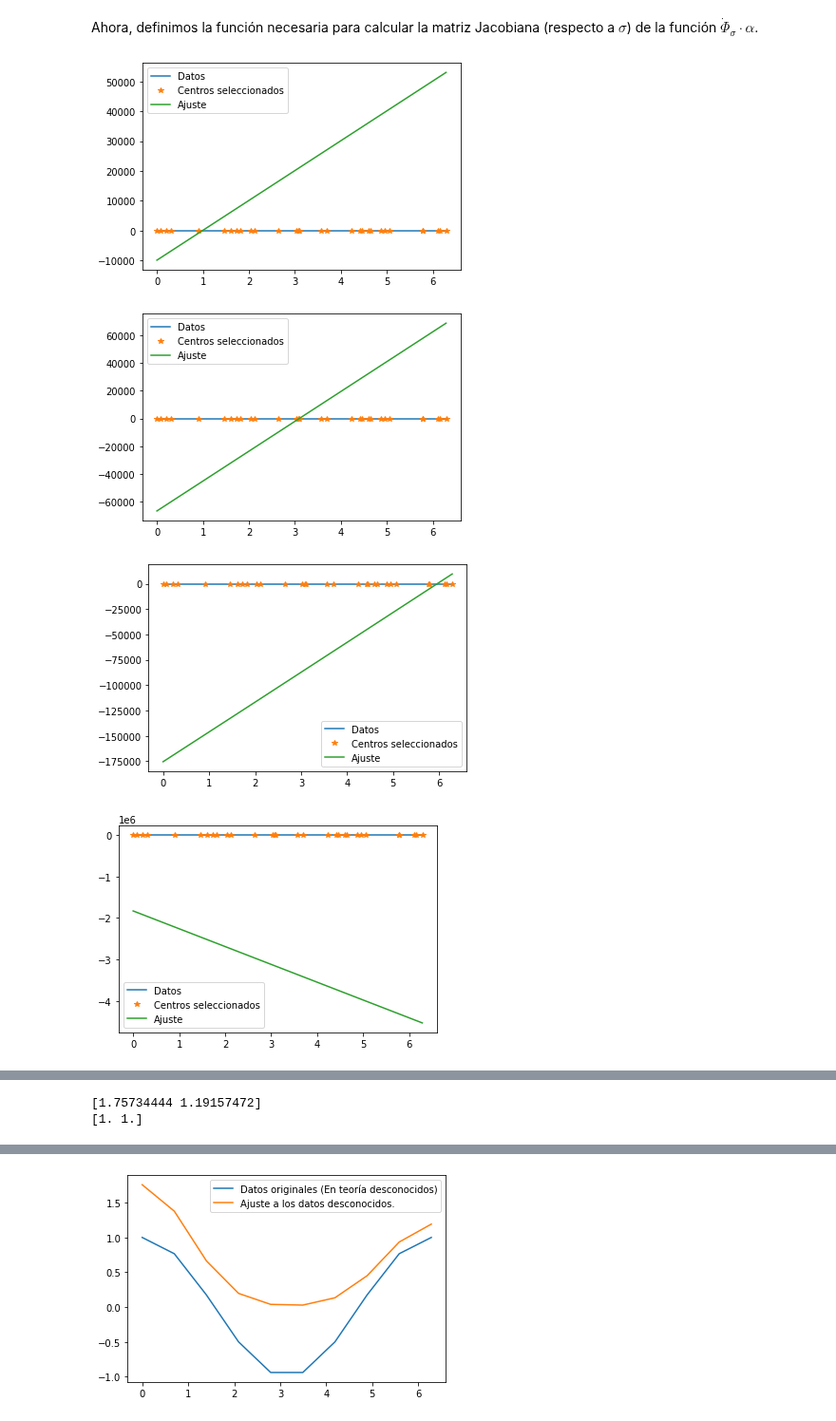
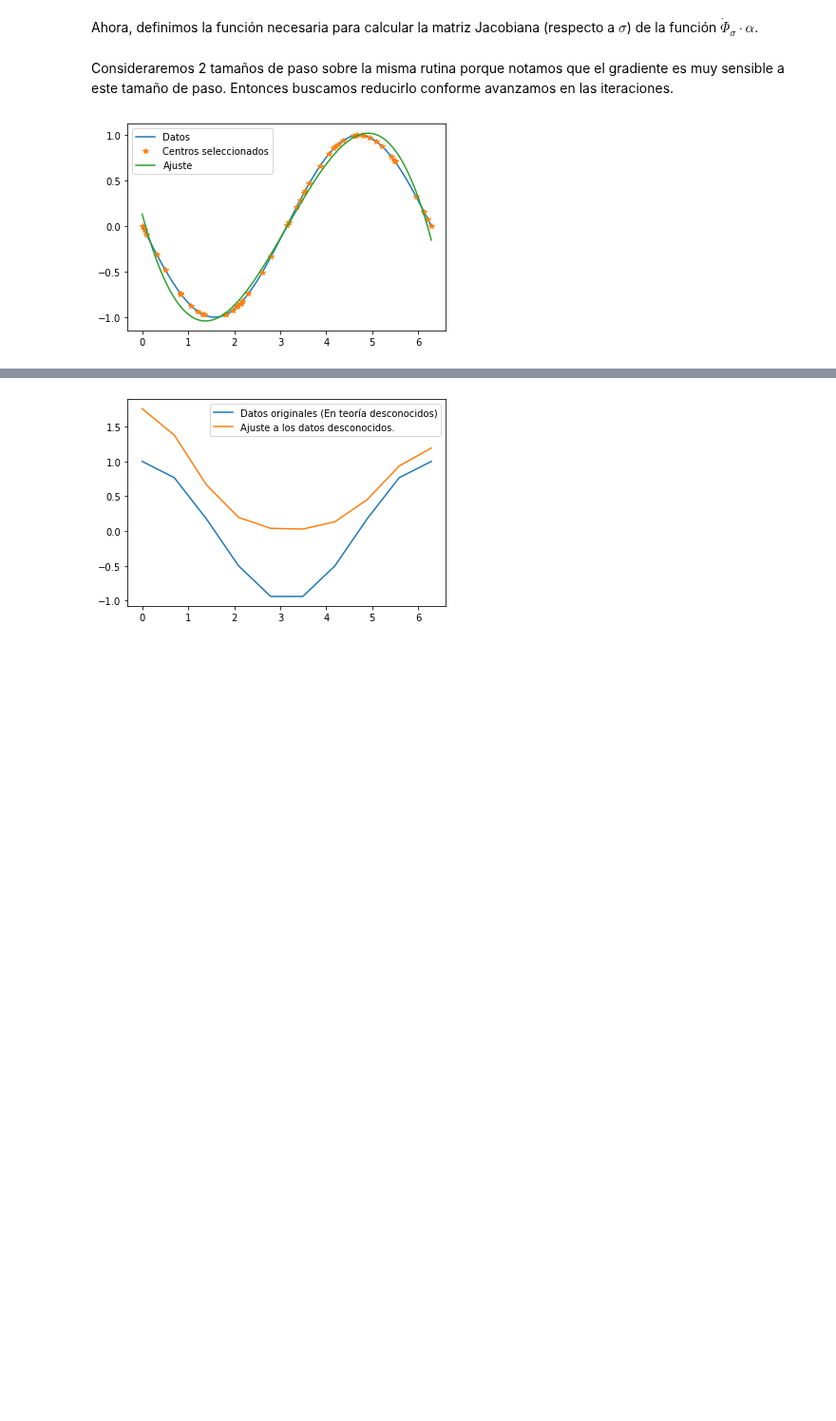
Before and after one commit to JairEsc/Mat_Apl_2, a Jupyter notebook: ML_T1.ipynb, the cells around one changed output, grey strips where cells are left out. Shown at 95% size. Saved outputs shown, nothing was run; the diff lists cells and outputs as text; code cells hidden in the pictures; blank space fills up the shorter version.

```diff
--- a/ML_T1.ipynb
+++ b/ML_T1.ipynb
@@ -159,7 +160,7 @@ n=1000
 x=np.linspace(0,2*np.pi,n)
 y=np.cos(x)+np.random.normal(0,0,size=len(x))
 from numpy.random import default_rng
-m=30
+m=50
 x_m2=[0]*m
 x_m2[0]=0#Fijamos los extremos como centros.
 x_m2[-1]=len(x)-1
@@ -204,54 +205,44 @@ def J_sigma_phi_x(sigma,alpha):#Jacobiana de la transformacion Phi*alpha como fu
             J[i][j]=alpha[j]*(phi(s=sigma[j],x=x[i],x_j=x_m[j])*(((x[i]-x_m[j])**2)/sigma[j]**3)*(-(x[i]-x_m[j])/sigma[j]**2)+phi(s=sigma[j],x=x[i],x_j=x_m[j])*(2*(x[i]-x_m[j])/sigma[j]**3))
     return J
 #-------------------------------------------
+# %% [markdown]
+Consideraremos 2 tamaños de paso sobre la misma rutina porque notamos que el gradiente es muy sensible a este tamaño de paso. Entonces buscamos reducirlo conforme avanzamos en las iteraciones.
 # %%
 #Funcion de ajuste dado alpha, sigma, x. Con x real--------------------
 def F_p_ajuste(sigma,alpha,z):
     sum=0
     for j in range(m):
         sum+=alpha[j]*phi(s=sigma[j],x=z,x_j=x_m[j])*(-(z -x_m[j])/(sigma[j]**2))
     return sum
-def rutina_prima(nIter,sigma_0,alpha_0,alpha,stop=10**(-3)):#Repetir los ajustes alternados.
+def rutina_prima(nIter,sigma_0,alpha_0,alpha,stop=10**(-2)):#Repetir los ajustes alternados.
     error=10
-    def F_p_ajuste_a_s(W):#Vectorizacion
-      R=[]
-      for w in W:
-          R.append(F_p_ajuste(sigma=sigma_0,alpha=alpha_0,z=w))
-      return np.array(R)
     for r in range(nIter):
-        if(error<=stop):
-            print("Criterio de paro")
-            break;
         def grad_alpha(sigma):
             return np.dot(-J_sigma_phi_x(sigma=sigma,alpha=alpha_0).T,(y_p-np.dot(matriz_phi_x_sigma(sigma=sigma),alpha_0)))
         alpha_0=solve_for_alphas(M=matriz_phi_x_sigma(sigma_0),y=y_p)
-        sigma_0=GD_N(theta=sigma_0,alpha=alpha,eta=0.9,nIter=nIter, grad=grad_alpha,stop_crit=10**(-6))# Llamar a Nesterov 15 veces
-
+        sigma_0=GD_N(theta=sigma_0,alpha=alpha,eta=0.9,nIter=k, grad=grad_alpha,stop_crit=10**(-6))# Llamar a Nesterov 15 veces
         error=np.linalg.norm(y_p-np.dot(matriz_phi_x_sigma(sigma=sigma_0),alpha_0))
-        def F_p_ajuste_a_s(W):#Vectorizacion
-            R=[]
-            for w in W:
-                R.append(F_p_ajuste(sigma=sigma_0,alpha=alpha_0,z=w))
-            return np.array(R)
-        plt.plot(x,y_p,label='Datos')
-        plt.plot(x_m,y_p[x_m2],'*',label='Centros seleccionados')
-        plt.plot(x,F_p_ajuste_a_s(x),label='Ajuste')
-        plt.legend()
-        #plt.axis(ymin=min(y_p)-0.5,ymax=max(y_p)+0.5)
-        plt.show()
-
-    #plt.plot(x,y_p)
-
+        if(error<=stop):
+            break;
     return alpha_0,sigma_0
 #----------------------------------------
 #Condiciones iniciales------------
 np.random.seed(0)
 sigma_0=np.random.normal(1,0.01,size=m)#A ojo
-alpha_0=np.repeat(.1,m)#Suma de derivadas de Gaussianas
+alpha_0=np.repeat(.01,m)#Suma de derivadas de Gaussianas
+k=5
 #-------------------------
-alpha_0,sigma_0=rutina_prima(nIter=5,sigma_0=sigma_0,alpha_0=alpha_0,alpha=10**(-8))
+for alpha in [10**(-8),10**(-12)]:
+    alpha_0,sigma_0=rutina_prima(nIter=5,sigma_0=sigma_0,alpha_0=alpha_0,alpha=alpha,stop=3)
+def F_p_ajuste_a_s(W):#Vectorizacion
+    R=[]
+    for w in W:
+        R.append(F_p_ajuste(sigma=sigma_0,alpha=alpha_0,z=w))
+    return np.array(R)
+plt.plot(x,y_p,label='Datos')
+plt.plot(x_m,y_p[x_m2],'*',label='Centros seleccionados')
+plt.plot(x,F_p_ajuste_a_s(x),label='Ajuste')
+plt.legend()
+plt.show()
 # %% [output]
-[figure, old version]
+[figure, new version]
-[figure, removed]
-[figure, removed]
-[figure, removed]
@@ -259,7 +249 @@ alpha_0,sigma_0=rutina_prima(nIter=5,sigma_0=sigma_0,alpha_0=alpha_0,alpha=10**(
-# %%
-print(alpha_0)
-print(sigma_0)
-# %% [output]
-[1.75734444 1.19157472]
-[1. 1.]
 # %% [markdown]
```
Also changed, not shown: parts of 5 cells of this notebook.
